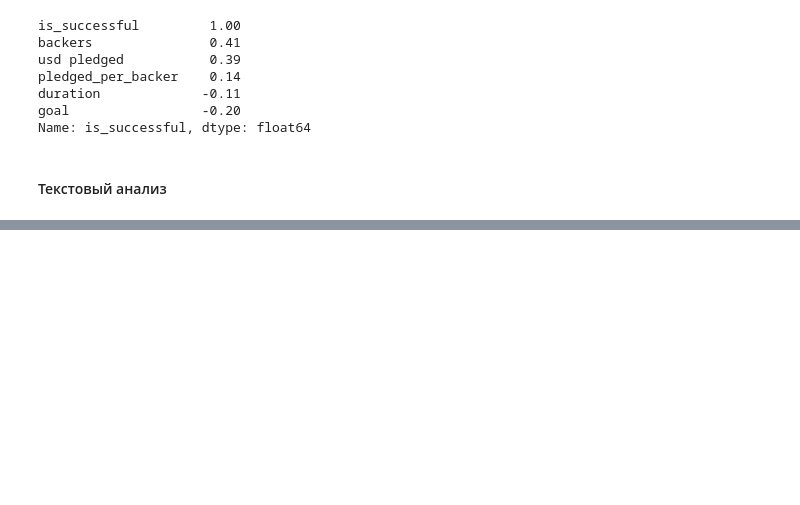
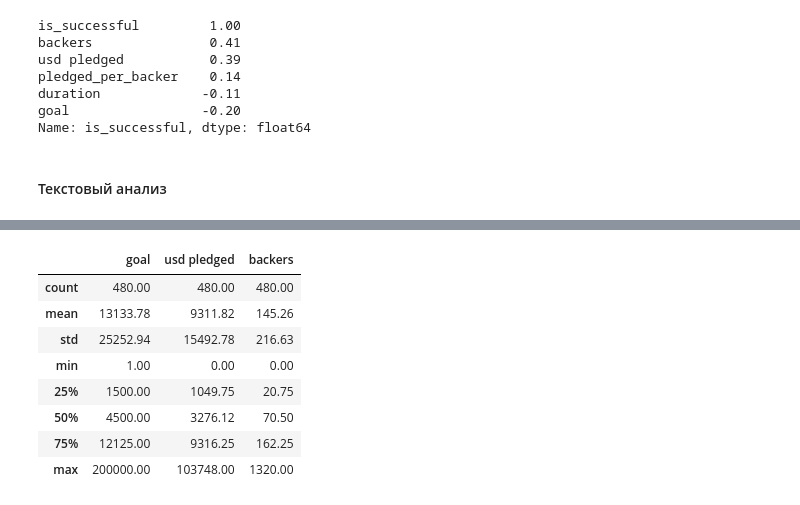
Before and after one commit to Skipper1284/Kickstarter_Dataset_Study_Project, a Jupyter notebook: Python/Kickstarter_Notebook.ipynb, the cells around one changed output, grey strips where cells are left out. Drawn from its saved outputs; the diff is of its cells as text; code cells hidden in the pictures; blank space fills up the shorter version.

```diff
--- a/Python/Kickstarter_Notebook.ipynb
+++ b/Python/Kickstarter_Notebook.ipynb
@@ -393,0 +390,12 @@ df_word_stats.head(20)
+# %%
+df_word_stats_sample[['goal','usd pledged', 'backers']].describe()
+# %% [output]
+|  | goal | usd pledged | backers |
+| count | 480.00 | 480.00 | 480.00 |
+| mean | 13133.78 | 9311.82 | 145.26 |
+| std | 25252.94 | 15492.78 | 216.63 |
+| min | 1.00 | 0.00 | 0.00 |
+| 25% | 1500.00 | 1049.75 | 20.75 |
+| 50% | 4500.00 | 3276.12 | 70.50 |
+| 75% | 12125.00 | 9316.25 | 162.25 |
+| max | 200000.00 | 103748.00 | 1320.00 |
```
Also changed, not shown: parts of 7 cells of this notebook.
